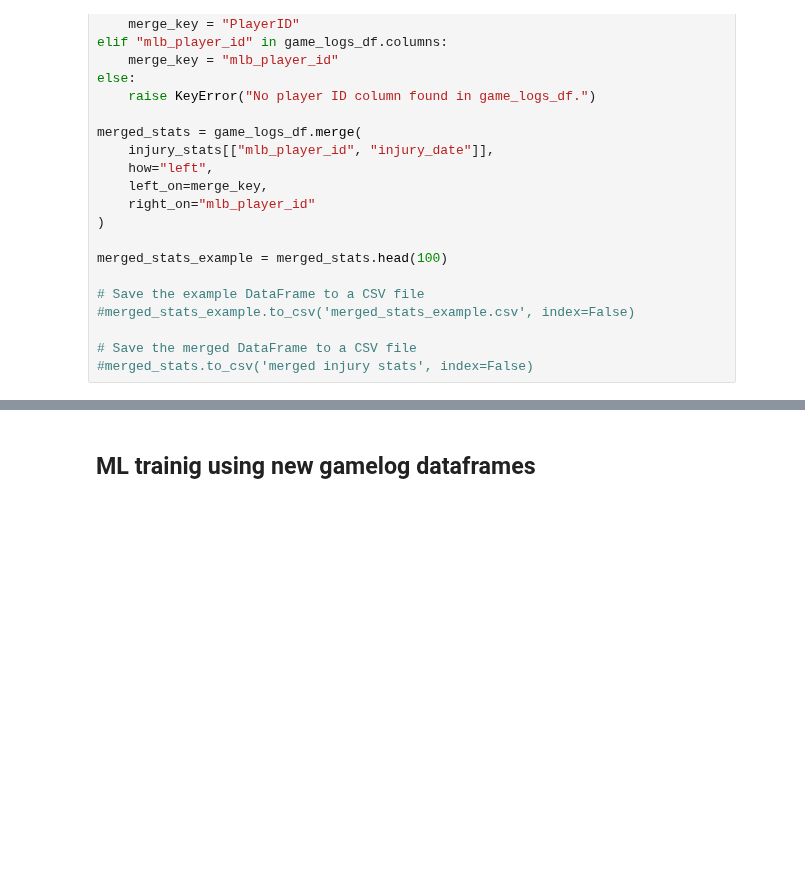
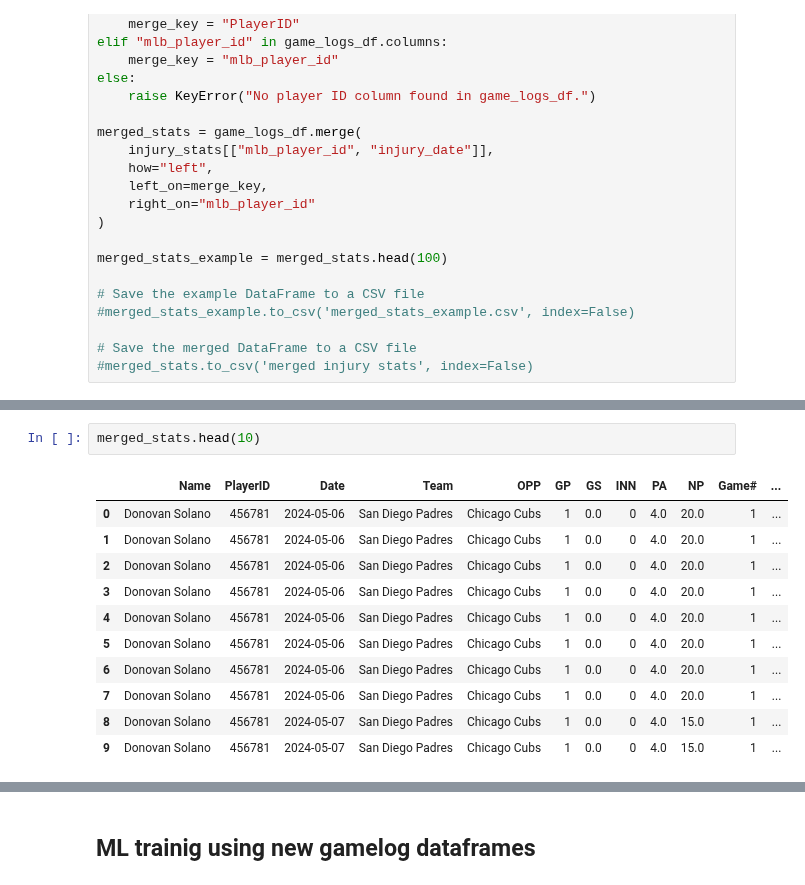
Before and after one commit to laniel123/MLB_Injury_Report, a Jupyter notebook: mlb/notebooks/Mlb_player_db.ipynb, the cells around one changed output, grey strips where cells are left out. Saved outputs shown, nothing was run; the diff lists cells and outputs as text; blank space fills up the shorter version.

```diff
--- a/mlb/notebooks/Mlb_player_db.ipynb
+++ b/mlb/notebooks/Mlb_player_db.ipynb
@@ -778,0 +751,14 @@ game_logs_example = game_logs.head(100)
+# %%
+merged_stats.head(10)
+# %% [output]
+|  | Name | PlayerID | Date | Team | OPP | GP | GS | INN | PA | NP | Game# | ... |
+| 0 | Donovan Solano | 456781 | 2024-05-06 | San Diego Padres | Chicago Cubs | 1 | 0.0 | 0 | 4.0 | 20.0 | 1 | ... |
+| 1 | Donovan Solano | 456781 | 2024-05-06 | San Diego Padres | Chicago Cubs | 1 | 0.0 | 0 | 4.0 | 20.0 | 1 | ... |
+| 2 | Donovan Solano | 456781 | 2024-05-06 | San Diego Padres | Chicago Cubs | 1 | 0.0 | 0 | 4.0 | 20.0 | 1 | ... |
+| 3 | Donovan Solano | 456781 | 2024-05-06 | San Diego Padres | Chicago Cubs | 1 | 0.0 | 0 | 4.0 | 20.0 | 1 | ... |
+| 4 | Donovan Solano | 456781 | 2024-05-06 | San Diego Padres | Chicago Cubs | 1 | 0.0 | 0 | 4.0 | 20.0 | 1 | ... |
+| 5 | Donovan Solano | 456781 | 2024-05-06 | San Diego Padres | Chicago Cubs | 1 | 0.0 | 0 | 4.0 | 20.0 | 1 | ... |
+| 6 | Donovan Solano | 456781 | 2024-05-06 | San Diego Padres | Chicago Cubs | 1 | 0.0 | 0 | 4.0 | 20.0 | 1 | ... |
+| 7 | Donovan Solano | 456781 | 2024-05-06 | San Diego Padres | Chicago Cubs | 1 | 0.0 | 0 | 4.0 | 20.0 | 1 | ... |
+| 8 | Donovan Solano | 456781 | 2024-05-07 | San Diego Padres | Chicago Cubs | 1 | 0.0 | 0 | 4.0 | 15.0 | 1 | ... |
+| 9 | Donovan Solano | 456781 | 2024-05-07 | San Diego Padres | Chicago Cubs | 1 | 0.0 | 0 | 4.0 | 15.0 | 1 | ... |
```
Also changed, not shown: parts of 21 cells of this notebook, 2 other files.
